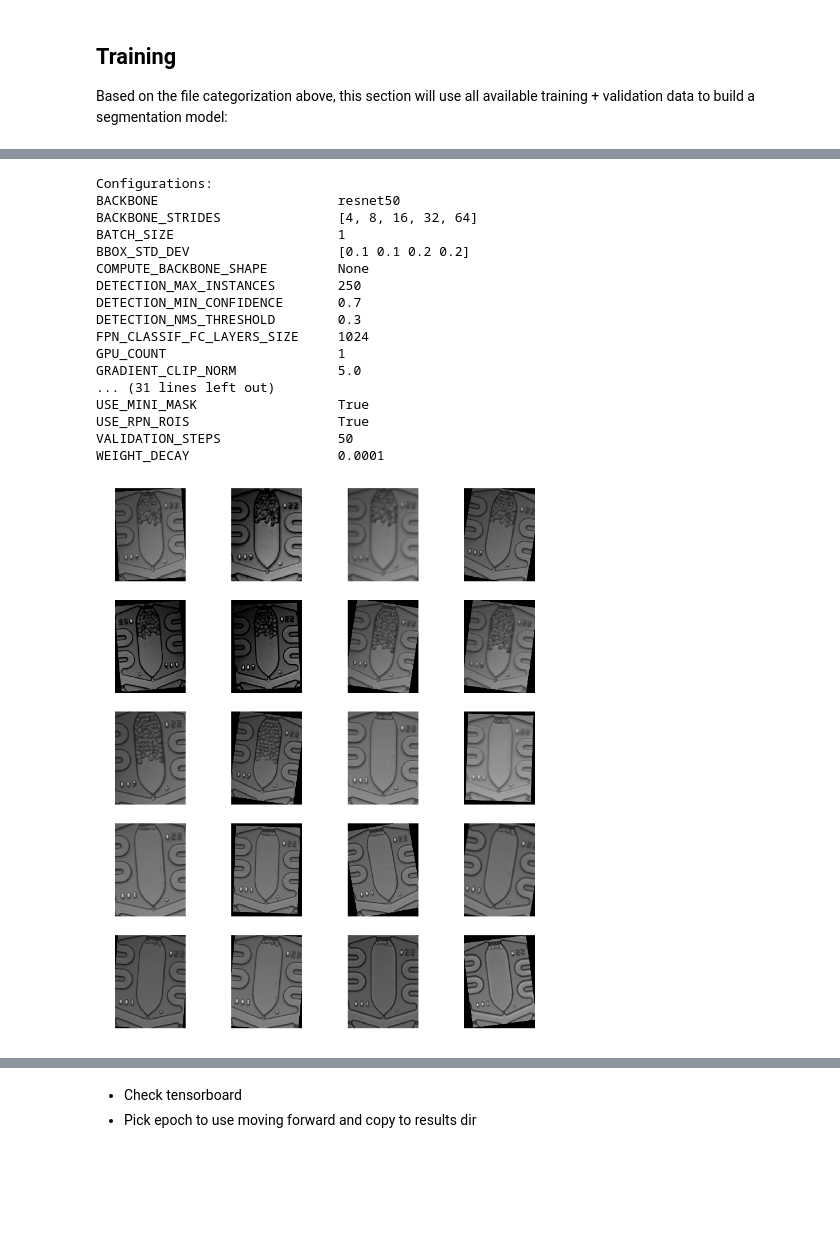
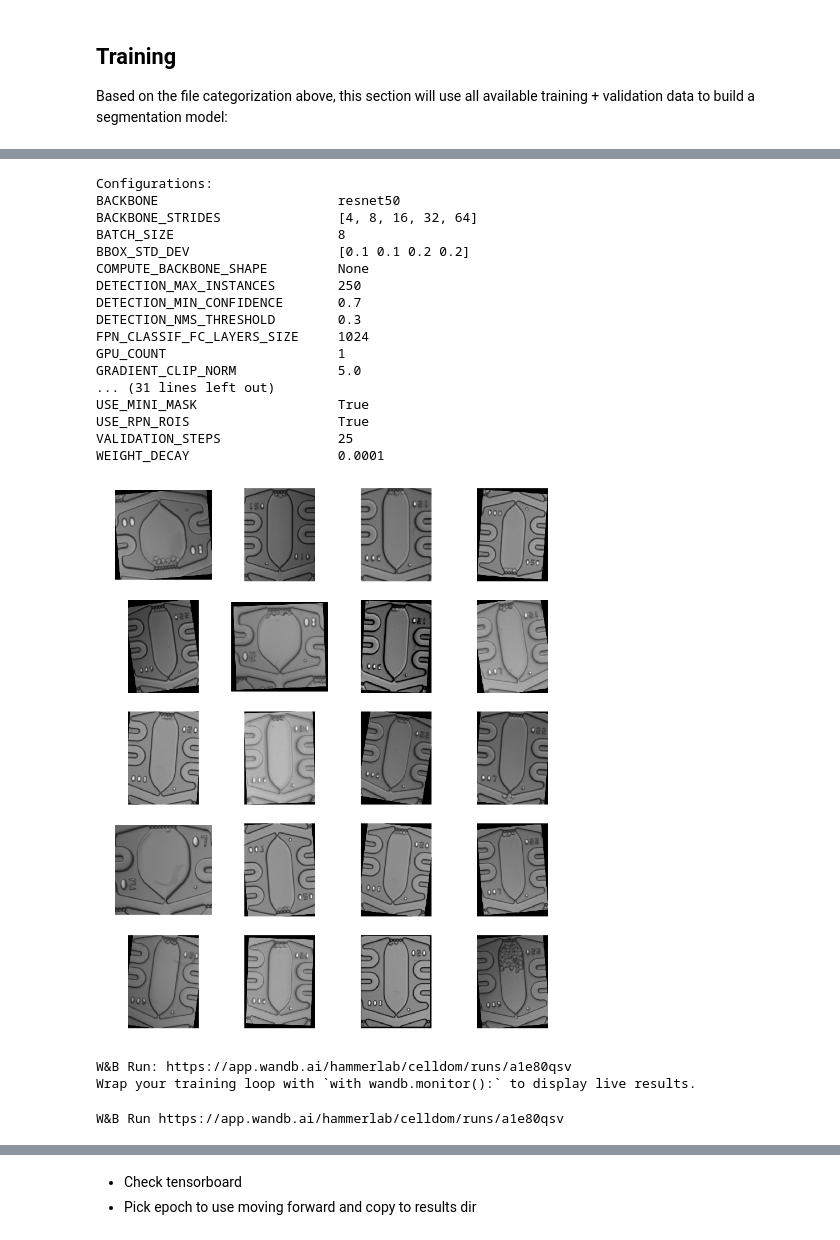
Before and after one commit to hammerlab/SmartCount, a Jupyter notebook: python/notebook/training/cells/cell_model_training.ipynb, the cells around one changed output, grey strips where cells are left out. Saved outputs shown, nothing was run; the diff lists cells and outputs as text; code cells hidden in the pictures; blank space fills up the shorter version.

```diff
--- a/python/notebook/training/cells/cell_model_training.ipynb
+++ b/python/notebook/training/cells/cell_model_training.ipynb
@@ -192,15 +220,21 @@ train_config = cell_config.CellTrainingConfig()
 # train_config.STEPS_PER_EPOCH = len(train_image_paths)
 # train_config.VALIDATION_STEPS = len(val_image_paths)
 
-train_config.STEPS_PER_EPOCH = 100
-train_config.VALIDATION_STEPS = 50
+train_config.STEPS_PER_EPOCH = 50
+train_config.VALIDATION_STEPS = 25
+
+# Manually set gpu/batch size params
+train_config.IMAGES_PER_GPU = 8
+train_config.GPU_COUNT = 1
+# see: https://github.com/matterport/Mask_RCNN/blob/master/mrcnn/config.py
+train_config.BATCH_SIZE = train_config.IMAGES_PER_GPU * train_config.GPU_COUNT
 
 train_config.display()
 # %% [output]
 Configurations:
 BACKBONE                       resnet50
 BACKBONE_STRIDES               [4, 8, 16, 32, 64]
-BATCH_SIZE                     1
+BATCH_SIZE                     8
 BBOX_STD_DEV                   [0.1 0.1 0.2 0.2]
 COMPUTE_BACKBONE_SHAPE         None
 DETECTION_MAX_INSTANCES        250
@@ -212,7 +246,7 @@ GRADIENT_CLIP_NORM             5.0
 ... (31 lines left out)
 USE_MINI_MASK                  True
 USE_RPN_ROIS                   True
-VALIDATION_STEPS               50
+VALIDATION_STEPS               25
 WEIGHT_DECAY                   0.0001
 # %%
 # Define train-time augmentation
@@ -223,7 +257,7 @@ augmentation = iaa.Sequential([
         iaa.CropAndPad((0, 5)),
         iaa.Multiply((0.8, 1.2)),
         iaa.ContrastNormalization((0.5, 2.0)),
-        iaa.GaussianBlur(sigma=(0.0, 2.0))
+        iaa.GaussianBlur(sigma=(0.0, .5))
     ]),
     iaa.Sometimes(0.9, iaa.Affine(
         rotate=(-10, 10),
@@ -233,15 +267,22 @@ augmentation = iaa.Sequential([
 # %%
 # Show example augmentations
 mrcnn_viz.display_images([
     augmentation.augment_image(dataset_train.load_image(i))
-    for i in range(470, 490)
+    for i in np.random.choice(np.arange(len(dataset_train.image_ids)), size=20, replace=False)
 ])
 # %% [output]
-[figure, old version]
+[figure, new version]
 # %%
 # Initialize model from COCO weights (change to "last" to restart from last training run)
 model = mrcnn_model.get_model(
     mode="training", config=train_config,
     model_dir=model_dir, init_with='coco'
 )
+# %%
+import wandb
+wandb.init()
+# %% [output]
+W&B Run: https://app.wandb.ai/hammerlab/celldom/runs/a1e80qsv
+Wrap your training loop with `with wandb.monitor():` to display live results.
+W&B Run https://app.wandb.ai/hammerlab/celldom/runs/a1e80qsv
 # %%
```
Also changed, not shown: parts of 20 cells of this notebook, 14 other files.
